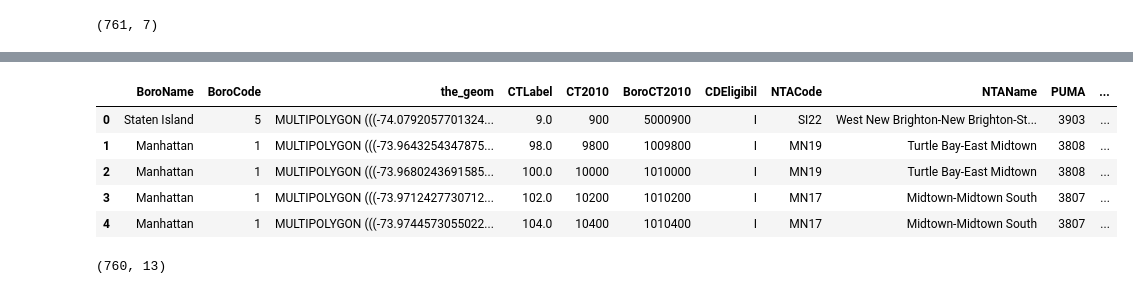
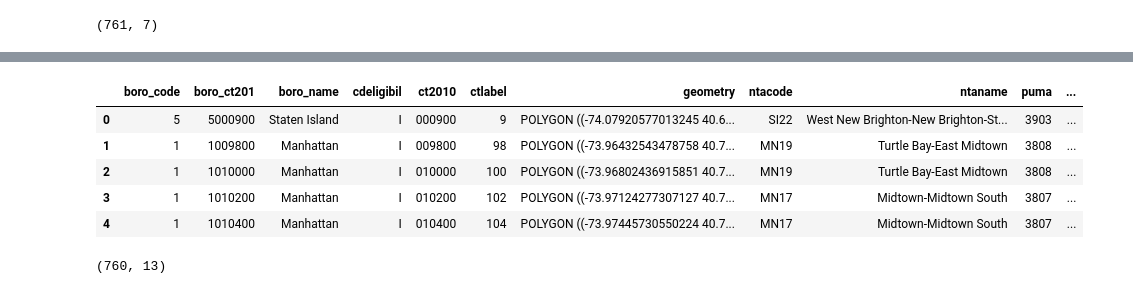
Before and after one commit to cor215/WiFind2017, a Jupyter notebook: Regression Analysis .ipynb, the cells around one changed output, grey strips where cells are left out. Cells and saved outputs as stored; diff of their text form; code cells hidden in the pictures.

```diff
--- a/Regression Analysis .ipynb
+++ b/Regression Analysis .ipynb
@@ -124,8 +124,8 @@ NYC_pop_data.shape
 * VERSION 8.6.2"""
 
 #data = requests.get("https://data.cityofnewyork.us/resource/i69b-3rdj.json")
-data = "https://data.cityofnewyork.us/api/views/i69b-3rdj/rows.csv?accessType=DOWNLOAD"
-df = pd.read_csv(data)
-gdf = gpd.GeoDataFrame(df) #(data.json())
+#data = "https://data.cityofnewyork.us/api/views/i69b-3rdj/rows.csv?accessType=DOWNLOAD"
+#df = pd.read_csv(data)
+gdf = gpd.GeoDataFrame.from_file("../Downloads/2010_Census_Tracts/geo_export_8ad4f19d-1ddb-439a-86bc-803d35337ad4.shp") #(data.json())
 gdf.head()
 # %% [output]
@@ -132,7 +133,7 @@ gdf.head()
-|  | BoroName | BoroCode | the_geom | CTLabel | CT2010 | BoroCT2010 | CDEligibil | NTACode | NTAName | PUMA | ... |
-| 0 | Staten Island | 5 | MULTIPOLYGON (((-74.0792057701324... | 9.0 | 900 | 5000900 | I | SI22 | West New Brighton-New Brighton-St... | 3903 | ... |
-| 1 | Manhattan | 1 | MULTIPOLYGON (((-73.9643254347875... | 98.0 | 9800 | 1009800 | I | MN19 | Turtle Bay-East Midtown | 3808 | ... |
-| 2 | Manhattan | 1 | MULTIPOLYGON (((-73.9680243691585... | 100.0 | 10000 | 1010000 | I | MN19 | Turtle Bay-East Midtown | 3808 | ... |
-| 3 | Manhattan | 1 | MULTIPOLYGON (((-73.9712427730712... | 102.0 | 10200 | 1010200 | I | MN17 | Midtown-Midtown South | 3807 | ... |
-| 4 | Manhattan | 1 | MULTIPOLYGON (((-73.9744573055022... | 104.0 | 10400 | 1010400 | I | MN17 | Midtown-Midtown South | 3807 | ... |
+|  | boro_code | boro_ct201 | boro_name | cdeligibil | ct2010 | ctlabel | geometry | ntacode | ntaname | puma | ... |
+| 0 | 5 | 5000900 | Staten Island | I | 000900 | 9 | POLYGON ((-74.07920577013245 40.6... | SI22 | West New Brighton-New Brighton-St... | 3903 | ... |
+| 1 | 1 | 1009800 | Manhattan | I | 009800 | 98 | POLYGON ((-73.96432543478758 40.7... | MN19 | Turtle Bay-East Midtown | 3808 | ... |
+| 2 | 1 | 1010000 | Manhattan | I | 010000 | 100 | POLYGON ((-73.96802436915851 40.7... | MN19 | Turtle Bay-East Midtown | 3808 | ... |
+| 3 | 1 | 1010200 | Manhattan | I | 010200 | 102 | POLYGON ((-73.97124277307127 40.7... | MN17 | Midtown-Midtown South | 3807 | ... |
+| 4 | 1 | 1010400 | Manhattan | I | 010400 | 104 | POLYGON ((-73.97445730550224 40.7... | MN17 | Midtown-Midtown South | 3807 | ... |
 # %%
```
Also changed, not shown: parts of 63 cells of this notebook, 2 other files.
